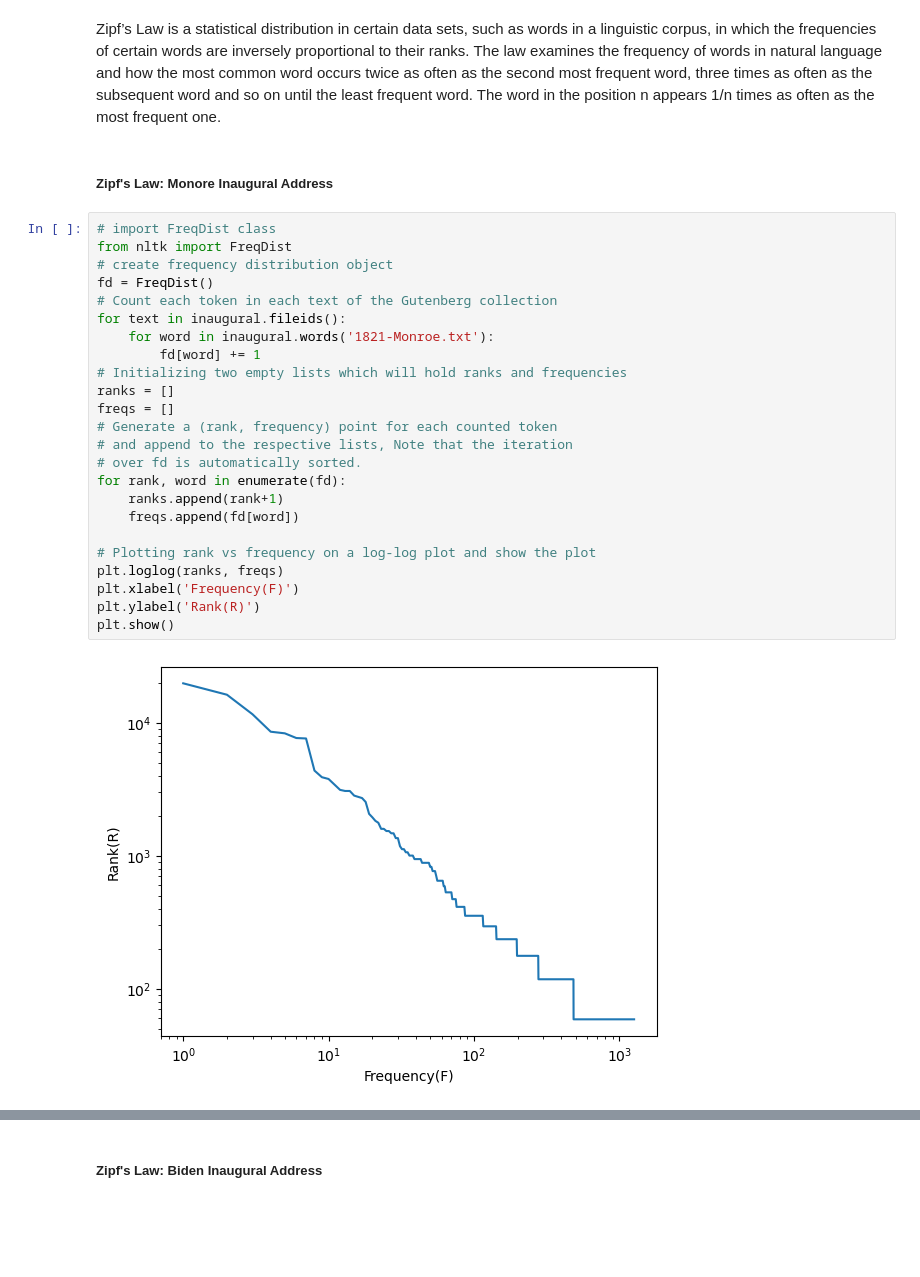
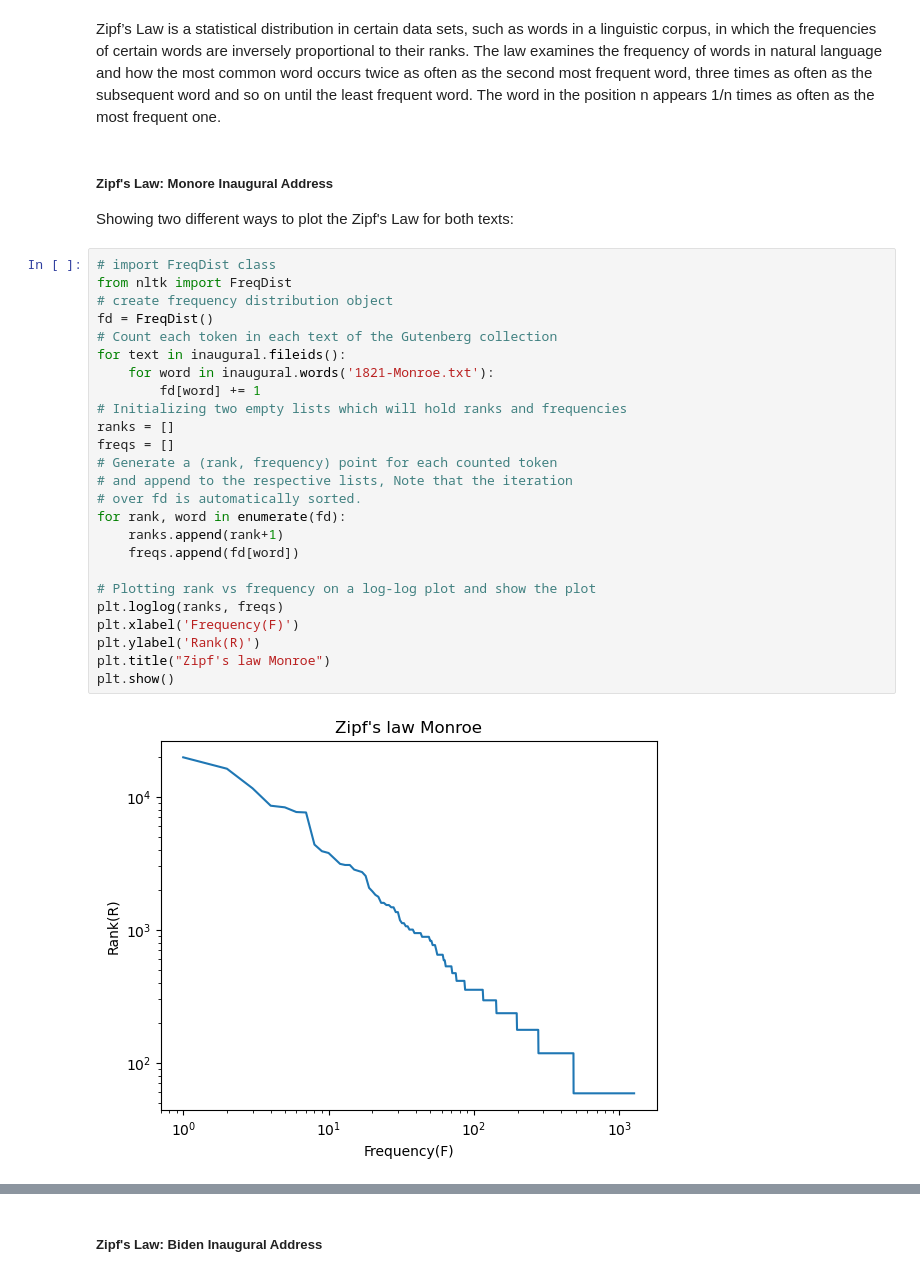
Before and after one commit to letisalba/Data-620, a Jupyter notebook: Week-8/Assignment Week 8.ipynb, the cells around one changed output, grey strips where cells are left out. Cells and saved outputs as stored; diff of their text form; blank space fills up the shorter version.

```diff
--- a/Week-8/Assignment Week 8.ipynb
+++ b/Week-8/Assignment Week 8.ipynb
@@ -248,32 +250,35 @@ plt.show()
 Zipf’s Law is a statistical distribution in certain data sets, such as words in a linguistic corpus, in which the frequencies of certain words are inversely proportional to their ranks. The law examines the frequency of words in natural language and how the most common word occurs twice as often as the second most frequent word, three times as often as the subsequent word and so on until the least frequent word. The word in the position n appears 1/n times as often as the most frequent one.
 # %% [markdown]
 ##### Zipf's Law: Monore Inaugural Address
+
+Showing two different ways to plot the Zipf's Law for both texts:
 # %%
 # import FreqDist class
 from nltk import FreqDist
 # create frequency distribution object
 fd = FreqDist()
 # Count each token in each text of the Gutenberg collection
 for text in inaugural.fileids():
     for word in inaugural.words('1821-Monroe.txt'):
         fd[word] += 1
 # Initializing two empty lists which will hold ranks and frequencies
 ranks = []
 freqs = []
 # Generate a (rank, frequency) point for each counted token
 # and append to the respective lists, Note that the iteration
 # over fd is automatically sorted.
 for rank, word in enumerate(fd):
     ranks.append(rank+1)
     freqs.append(fd[word])
 
 # Plotting rank vs frequency on a log-log plot and show the plot
 plt.loglog(ranks, freqs)
 plt.xlabel('Frequency(F)')
 plt.ylabel('Rank(R)')
+plt.title("Zipf's law Monroe")
 plt.show()
 # %% [output]
-[figure, old version]
+[figure, new version]
 # %%
 def zipf_law(text):
     fdist = FreqDist([w.lower() for w in text if w.isalpha()])
```
Also changed, not shown: parts of 8 cells of this notebook.
